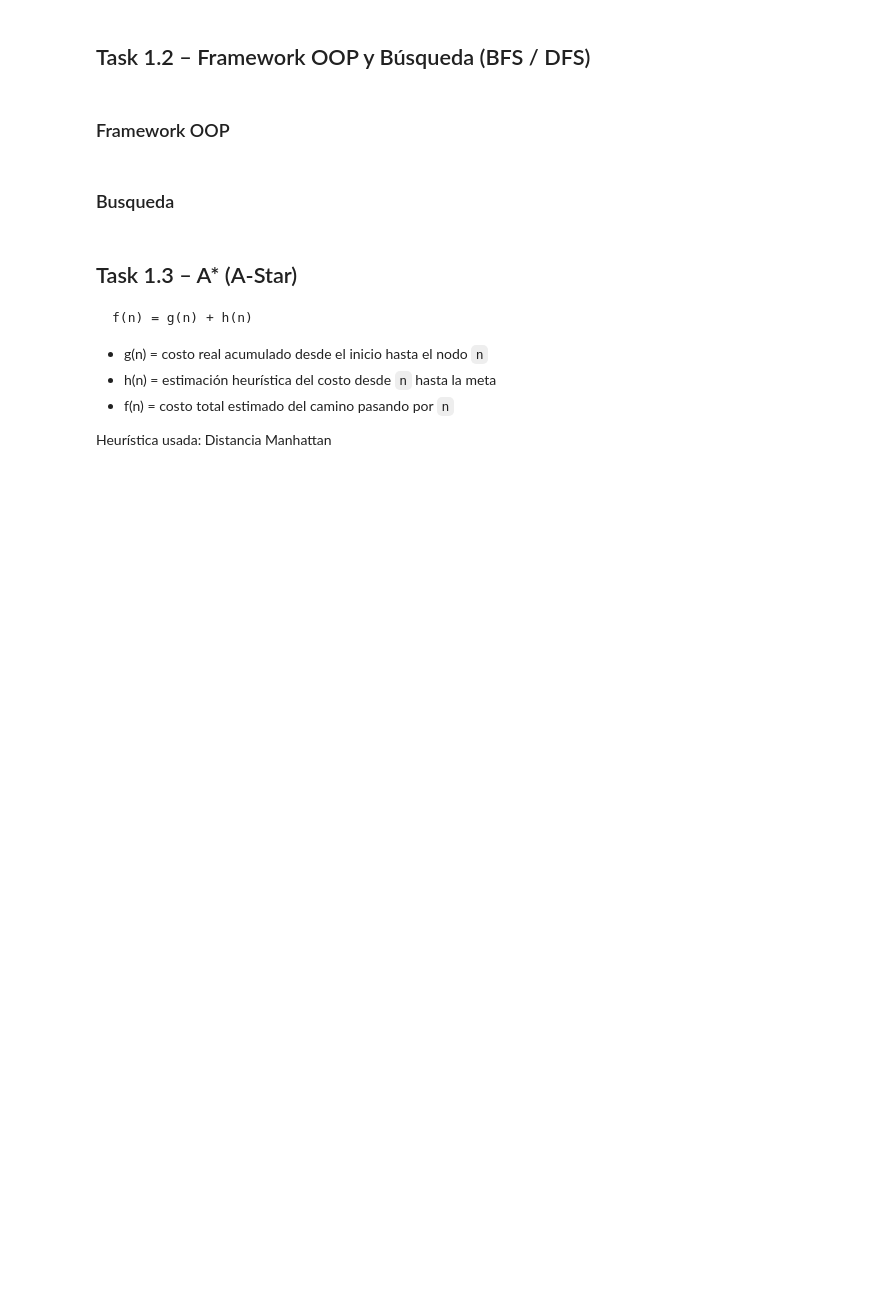
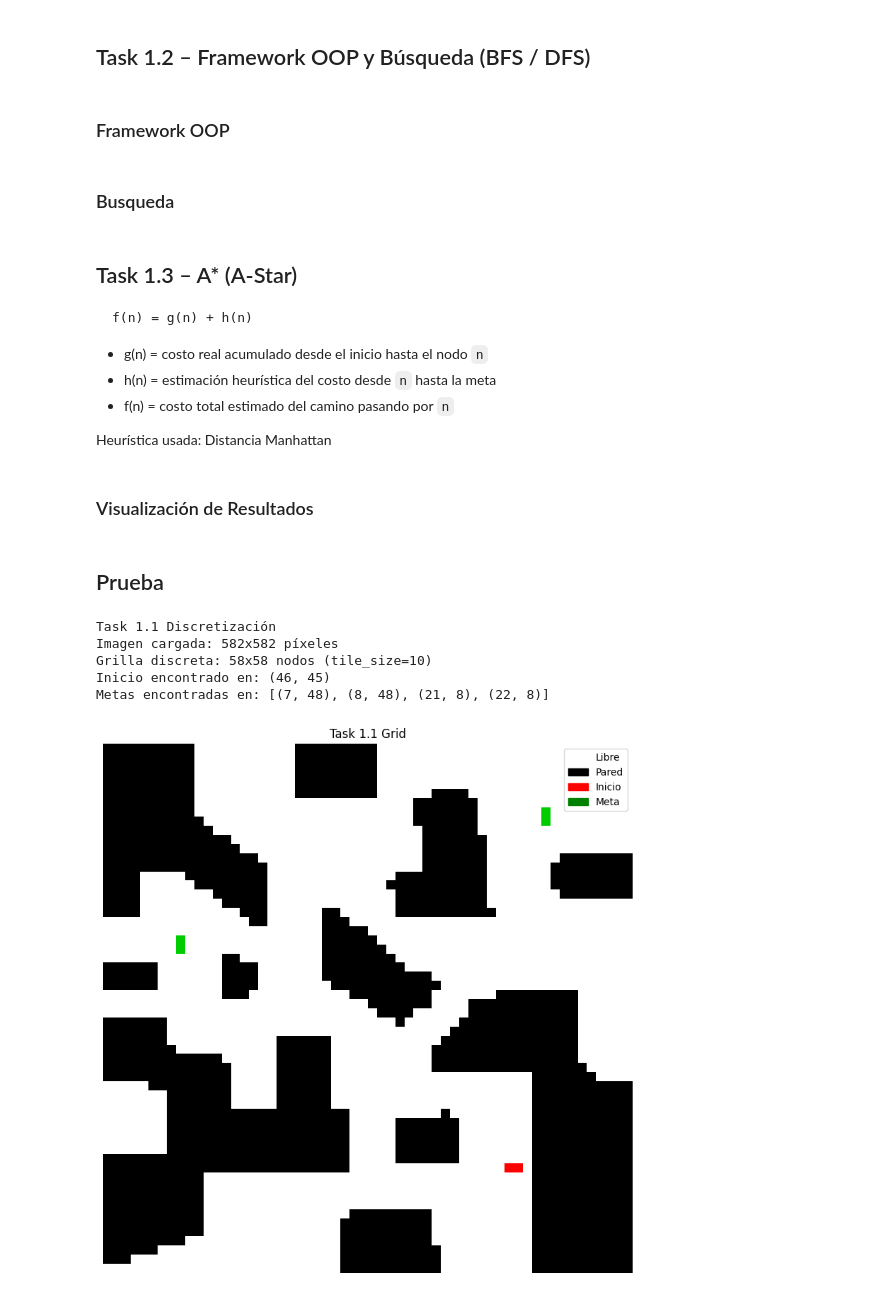
Before and after one commit to Branuvg/AI_PROY1, a Jupyter notebook: project1.ipynb, the cells around one changed output. Cells and saved outputs as stored; diff of their text form; code cells hidden in the pictures; blank space fills up the shorter version.

Commit message:
visualization done

```diff
--- a/project1.ipynb
+++ b/project1.ipynb
@@ -355,3 +355,5 @@ def astar(problem: MazeProblem) -> list: # Algoritmo A* para el laberinto
 
     print("A*: No se encontró solución.")
     return None
+# %% [markdown]
+### Visualización de Resultados
@@ -357,0 +417,16 @@ def astar(problem: MazeProblem) -> list: # Algoritmo A* para el laberinto
+# %% [markdown]
+## Prueba
+# %%
+TILE_SIZE = 10  # Tamaño del tile en píxeles
+IMAGE_PATH = "imagenes/Test.bmp"
+
+print("Task 1.1 Discretización")
+grid, start, goals, img_array = discretize_image(IMAGE_PATH, tile_size=TILE_SIZE)
+visualize_grid(grid, title="Task 1.1 Grid")
+# %% [output]
+Task 1.1 Discretización
+Imagen cargada: 582x582 píxeles
+Grilla discreta: 58x58 nodos (tile_size=10)
+Inicio encontrado en: (46, 45)
+Metas encontradas en: [(7, 48), (8, 48), (21, 8), (22, 8)]
+[figure, added]
```
Also changed, not shown: parts of 4 cells of this notebook.
